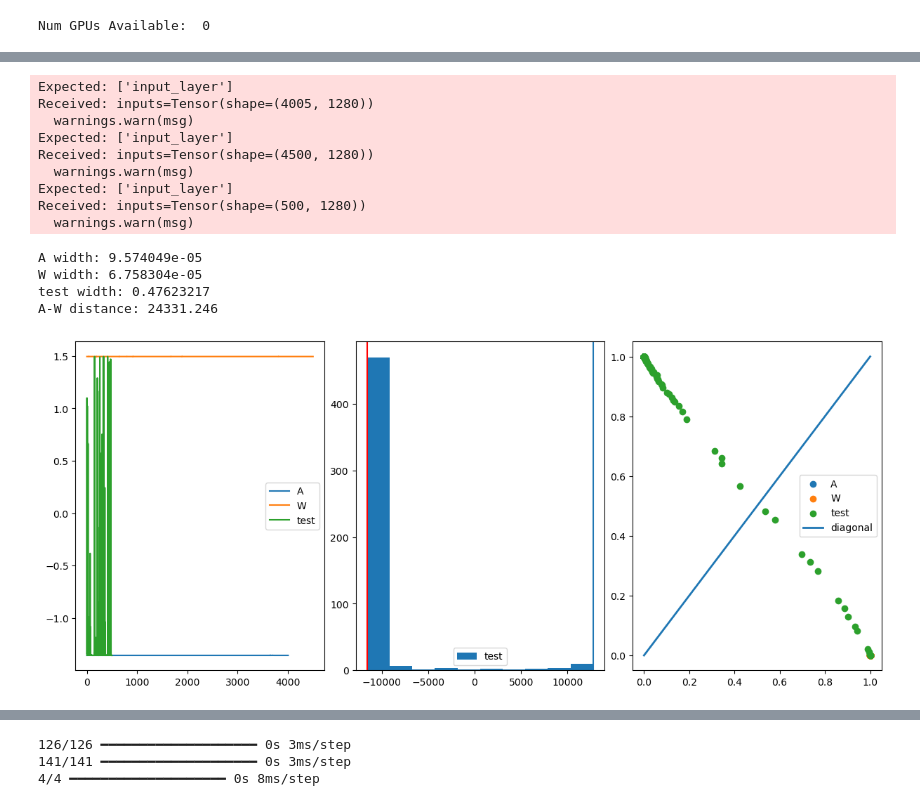
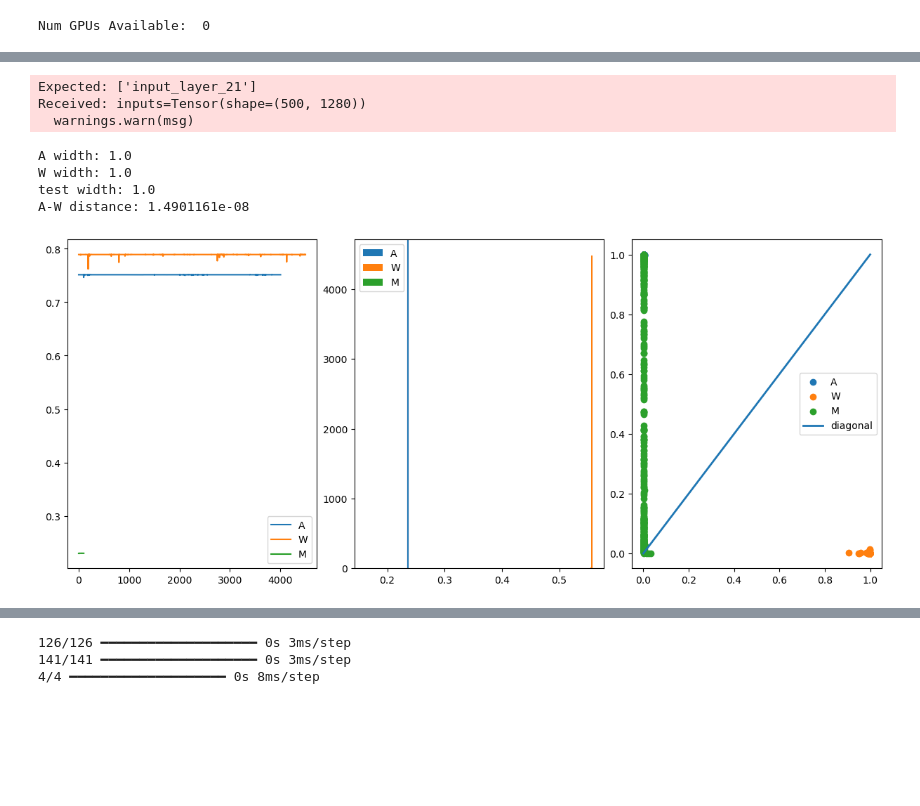
Before and after one commit to akalinow/RPi, a Jupyter notebook: FaceRecognition/FaceRecognition.ipynb, the cells around one changed output, grey strips where cells are left out. Cells and saved outputs as stored; diff of their text form; code cells hidden in the pictures; blank space fills up the shorter version.

```diff
--- a/FaceRecognition/FaceRecognition.ipynb
+++ b/FaceRecognition/FaceRecognition.ipynb
@@ -34,12 +34,23 @@ file_path = '/home/akalinow/scratch/RPi/FaceFollow/df.parquet_Artur.gzip'
 df_A = pd.read_parquet(file_path)
 df_A.drop(index=0, inplace=True)
 
-#file_path = '/home/akalinow/scratch/RPi/FaceFollow/df.parquet_Marcin.gzip'
 file_path = '/home/akalinow/scratch/RPi/FaceFollow/df.parquet_Monika.gzip'
+file_path = '/home/akalinow/scratch/RPi/FaceFollow/df.parquet_Marcin.gzip'
+df_M = pd.read_parquet(file_path)
+df_M.drop(index=0, inplace=True)
+
+file_path = '/home/akalinow/scratch/RPi/FaceFollow/df.parquet_Monika.gzip'
+file_path = '/home/akalinow/scratch/RPi/FaceFollow/df.parquet.gzip'
 df_test = pd.read_parquet(file_path)
 df_test.drop(index=0, inplace=True)
 
 features_W = np.asarray(df_W.drop(columns=['date','label']))
 features_A = np.asarray(df_A.drop(columns=['label']))
+features_M = np.asarray(df_M.drop(columns=['date','label']))
 features_test = np.asarray(df_test.drop(columns=['date','label']))
+
+labels_A = np.full((len(features_A),1), 0.0)
+labels_W = np.full((len(features_W),1), 1.0)
+labels_M = np.full((len(features_M),1), 2.0)
+labels_test = np.full((len(features_test),1), 3.0)
 # %%
@@ -120,42 +113,43 @@ feature_extractor = keras.Model(
     outputs=[model.layers[-2].output],
 )
 
-response_A = model.predict(features_A)
-response_W = model.predict(features_W)
-response_test = model.predict(features_test)
+response_A = tf.nn.softmax(model.predict(features_A))
+response_W =  tf.nn.softmax(model.predict(features_W))
+response_M =  tf.nn.softmax(model.predict(features_M))
+response_test =  tf.nn.softmax(model.predict(features_test))
 
 features_2D_A = feature_extractor(features_A)[:,-2:]
 features_2D_W = feature_extractor(features_W)[:,-2:]
-features_2D_test = feature_extractor(features_test)[:,-2:]
+features_2D_M = feature_extractor(features_test)[:,-2:]
 
 fig, axes = plt.subplots(1,3,layout='constrained', figsize = (12,5))
 
-axes[0].plot(response_A, label="A")
-axes[0].plot(response_W, label="W")
-axes[0].plot(response_test, label="test")
+axes[0].plot(response_A[:,0], label="A")
+axes[0].plot(response_W[:,1], label="W")
+axes[0].plot(response_M[:,2], label="M")
 axes[0].legend();
 
-sigma_A = response_A.std()
-sigma_W = response_W.std()
-sigma_test = response_test.std()
+sigma_A = 1.0 #response_A.std()
+sigma_W = 1.0 #response_W.std()
+sigma_M = 1.0 #response_test.std()
 
 sigma = np.sqrt(sigma_A**2 + sigma_W**2)
 distance = np.mean(response_A/sigma) - np.mean(response_W/sigma)
-#axes[1].hist(response_A/sigma, label="A")
-#axes[1].hist(response_W/sigma, label="W")
-axes[1].hist(response_test/sigma, label="test")
+axes[1].hist(response_A[:,0]/sigma, label="A")
+axes[1].hist(response_W[:,1]/sigma, label="W")
+axes[1].hist(response_M[:,2]/sigma, label="M")
 axes[1].axvline(x=np.mean(response_A/sigma),color="red")
 axes[1].axvline(x=np.mean(response_W/sigma))
 axes[1].legend();
 
 print(colored("A width:","blue"),sigma_A)
 print(colored("W width:","blue"),sigma_W)
-print(colored("test width:","blue"),sigma_test)
+print(colored("test width:","blue"),sigma_M)
 print(colored("A-W distance:","blue"),np.abs(distance))
 
 axes[2].scatter(features_2D_A[:,0], features_2D_A[:,1], label="A")
 axes[2].scatter(features_2D_W[:,0], features_2D_W[:,1], label="W")
-axes[2].scatter(features_2D_test[:,0], features_2D_test[:,1], label="test")
+axes[2].scatter(features_2D_M[:,0], features_2D_M[:,1], label="M")
 axes[2].plot([0,1], [0,1], lw=2, label="diagonal")
 axes[2].legend();
 # %% [output]
@@ -164,15 +159,9 @@ axes[2].legend();
 16/16 ━━━━━━━━━━━━━━━━━━━━ 0s 4ms/step
-Expected: ['input_layer']
-Received: inputs=Tensor(shape=(4005, 1280))
-  warnings.warn(msg)
-Expected: ['input_layer']
-Received: inputs=Tensor(shape=(4500, 1280))
-  warnings.warn(msg)
-Expected: ['input_layer']
+Expected: ['input_layer_21']
 Received: inputs=Tensor(shape=(500, 1280))
   warnings.warn(msg)
-A width: 9.574049e-05
-W width: 6.758304e-05
-test width: 0.47623217
-A-W distance: 24331.246
+A width: 1.0
+W width: 1.0
+test width: 1.0
+A-W distance: 1.4901161e-08
-[figure, old version]
+[figure, new version]
```
Also changed, not shown: parts of 3 cells of this notebook, 4 other files.
